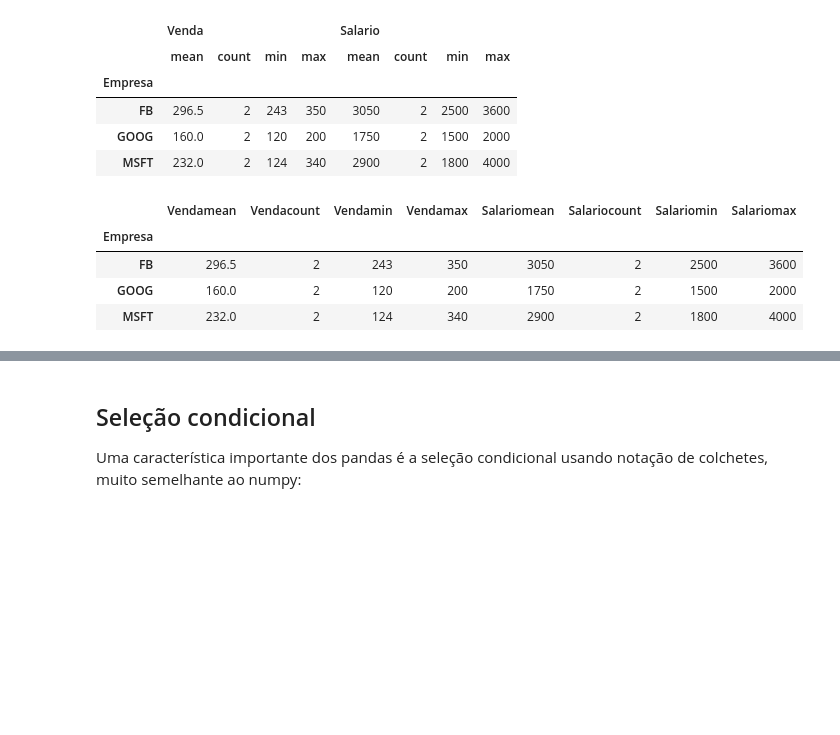
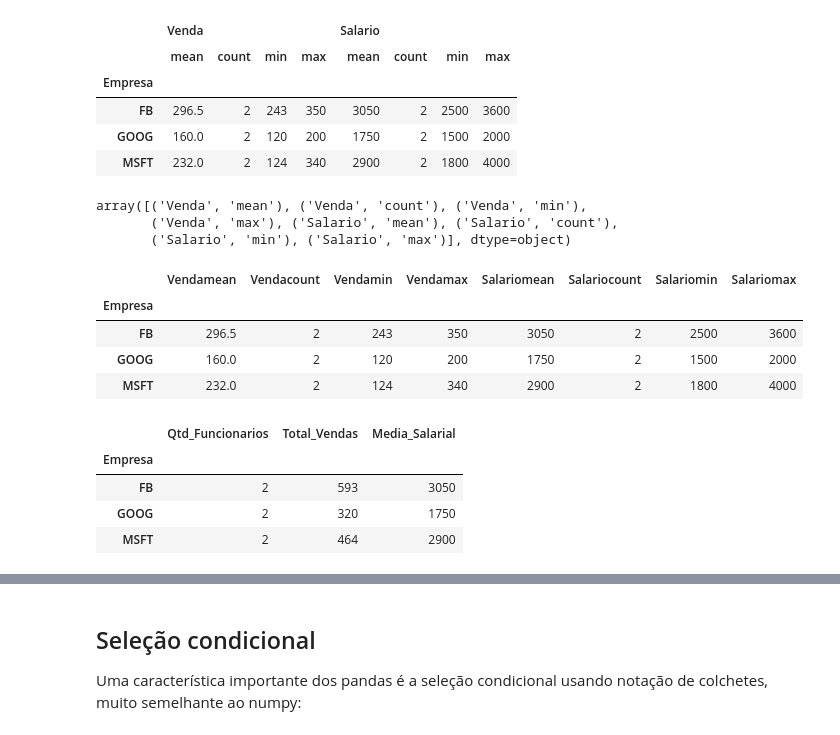
Before and after one commit to lauraemmanuella/DataScience, a Jupyter notebook: 4_AnaliseExplicita.ipynb, the cells around one changed output, grey strips where cells are left out. Drawn from its saved outputs; the diff is of its cells as text; code cells hidden in the pictures; blank space fills up the shorter version.

```diff
--- a/4_AnaliseExplicita.ipynb
+++ b/4_AnaliseExplicita.ipynb
@@ -448,6 +486,12 @@ agregado #Dataframe com resumo
 | FB | 296.5 | 2 | 243 | 350 | 3050 | 2 | 2500 | 3600 |
 | GOOG | 160.0 | 2 | 120 | 200 | 1750 | 2 | 1500 | 2000 |
 | MSFT | 232.0 | 2 | 124 | 340 | 2900 | 2 | 1800 | 4000 |
+# %%
+agregado.columns.ravel()
+# %% [output]
+array([('Venda', 'mean'), ('Venda', 'count'), ('Venda', 'min'),
+       ('Venda', 'max'), ('Salario', 'mean'), ('Salario', 'count'),
+       ('Salario', 'min'), ('Salario', 'max')], dtype=object)
 # %%
 agregado.columns = [''.join(x) for x in agregado.columns.ravel()] #alterando nomes das colunas
 # %%
@@ -458,3 +502,17 @@ agregado
 | FB | 296.5 | 2 | 243 | 350 | 3050 | 2 | 2500 | 3600 |
 | GOOG | 160.0 | 2 | 120 | 200 | 1750 | 2 | 1500 | 2000 |
 | MSFT | 232.0 | 2 | 124 | 340 | 2900 | 2 | 1800 | 4000 |
+# %%
+#Calcula agregações distintas em cada coluna
+agregado2 = por_companhia.agg({'Nome':'count',
+                           'Venda':'sum',
+                           'Salario':'mean'})
+agregado2.columns = ['Qtd_Funcionarios', 'Total_Vendas', 'Media_Salarial']
+# %%
+agregado2
+# %% [output]
+|  | Qtd_Funcionarios | Total_Vendas | Media_Salarial |
+| Empresa |  |  |  |
+| FB | 2 | 593 | 3050 |
+| GOOG | 2 | 320 | 1750 |
+| MSFT | 2 | 464 | 2900 |
```
Also changed, not shown: parts of 18 cells of this notebook.
